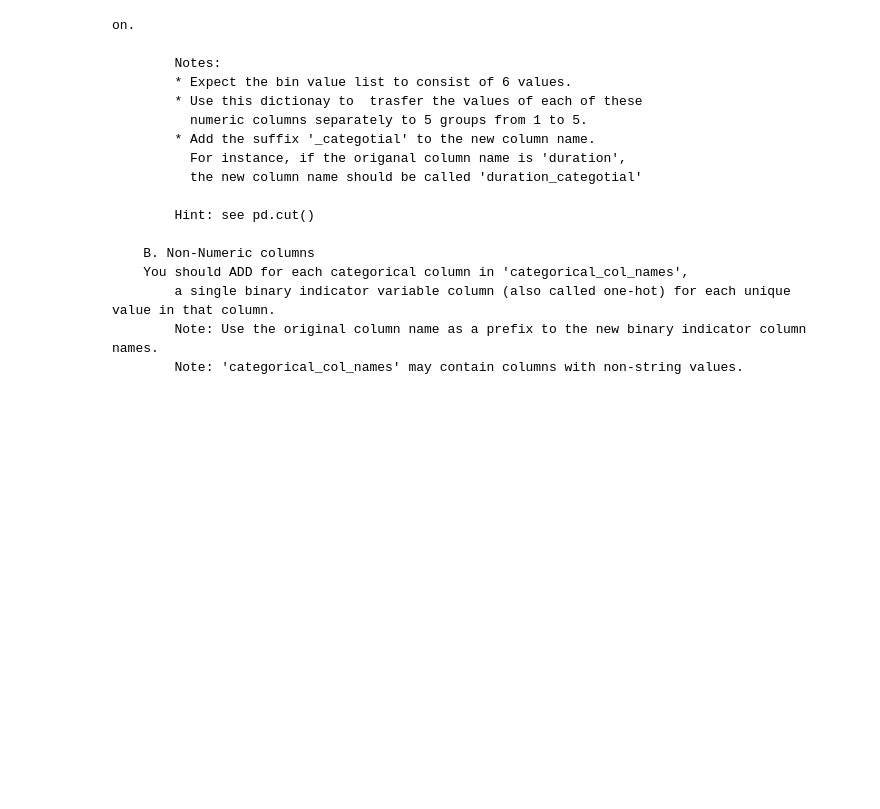
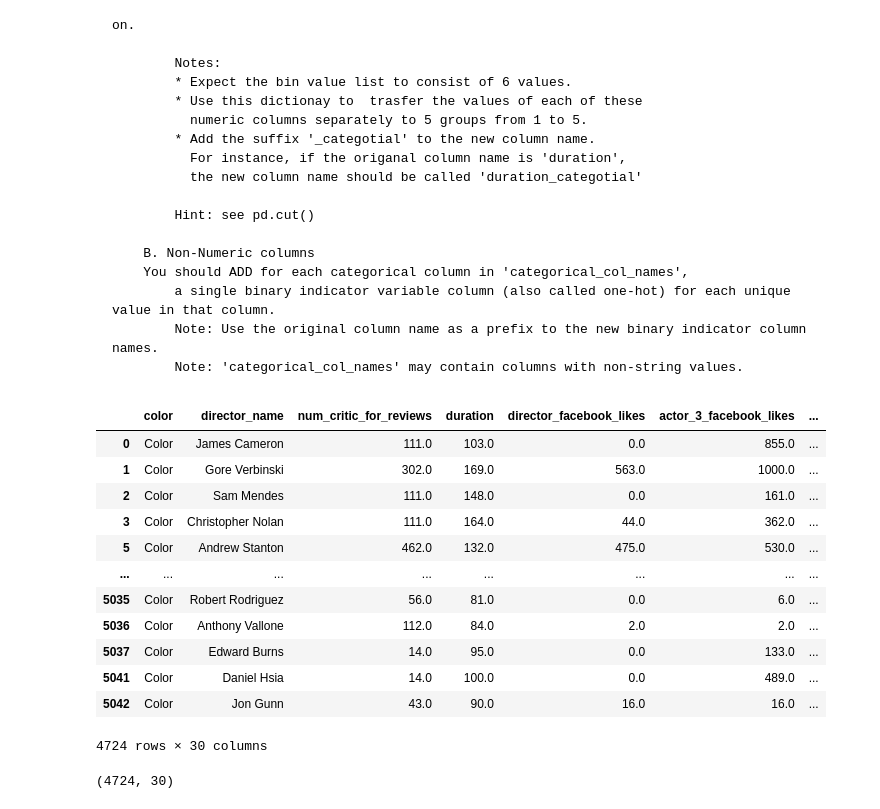
Before and after one commit to agamordechai/DataScienceIntro, a Jupyter notebook: lessons/lesson_4/fa05-data-cleaning.ipynb, the cells around one changed output. Saved outputs shown, nothing was run; the diff lists cells and outputs as text; code cells hidden in the pictures; blank space fills up the shorter version.

```diff
--- a/lessons/lesson_4/fa05-data-cleaning.ipynb
+++ b/lessons/lesson_4/fa05-data-cleaning.ipynb
@@ -1291,13 +1291,72 @@ Part 5.c. - Test 3 (name: test5c-3_outlier_detection_zscore_dist, points: 0.5)
         Note: Use the original column name as a prefix to the new binary indicator column names.
         Note: 'categorical_col_names' may contain columns with non-string values.
 </pre>
+# %%
+# 6.
+# ------------>>>>>>>> RUN THIS CODE CELL <<<<<<<<------------
+# --------  (run after implementation)
+# === CODE TYPE: ANSWER
+
+def transfer_to_categorical(df, numeric_to_bin_value_dict, categorical_col_names):
+    new_df = df.copy()
+
+    for col, bins in numeric_to_bin_value_dict.items():
+        if col in new_df.columns:
+            labels = np.arange(1, len(bins))
+            new_col = f"{col}_categotial"
+            new_df[new_col] = pd.cut(new_df[col], bins=bins, labels=labels, include_lowest=True)
+
+    for col in categorical_col_names:
+        if col in new_df.columns:
+            new_df[col] = new_df[col].astype('category')
+            dummies = pd.get_dummies(new_df[col], prefix=col)
+            new_df = pd.concat([new_df, dummies], axis=1)
+
+    return new_df
+# %%
+# 6.
+# ------------>>>>>>>> RUN THIS CODE CELL <<<<<<<<------------
+# --------  (run after implementation)
+# === CODE TYPE: SELF TESTING
+# Use the following code to test your implementation:
+file_name = '.' + os.sep + 'data' + os.sep + 'imdb_movies.csv'
+col_name = 'movie_imdb_link'
+col_to_def_val = {'director_name':'unknown',
+    'actor_1_name':'unknown', 'actor_2_name':'unknown', 'actor_3_name':'unknown', 'genres':'unknown',
+    'plot_keywords':'unknown', 'movie_title':'unknown', 'movie_imdb_link':'unknown', 'country':'unknown'}
+numeric_to_bin_value_dict = {'duration': [41.0, 92.0, 100.0, 108.0, 121.0, 175.0],
+                             'imdb_score':[3.1, 5.6, 6.3, 6.799999999999999, 7.299999999999999, 9.3]}
+categorical_col_names = []
+df_imdb_movies = load_csv(file_name)
+df_cln = remove_duplicatives(df_imdb_movies, col_name)
+df_rem_corrupt = remove_corrupt_rows(df_cln, 3)
+df_rpl_missing = replace_missing_values(df_rem_corrupt, col_to_def_val)
+df_outlier2_rem = outlier_detection_zscore_dist(df_rpl_missing)
+# after outlier detection, fix values:
+df_outlier_repaired = replace_missing_values(df_outlier2_rem, col_to_def_val)
+df_categorical = transfer_to_categorical(df_outlier_repaired, numeric_to_bin_value_dict, categorical_col_names)
+df_categorical
+# %% [output]
+|  | color | director_name | num_critic_for_reviews | duration | director_facebook_likes | actor_3_facebook_likes | ... |
+| 0 | Color | James Cameron | 111.0 | 103.0 | 0.0 | 855.0 | ... |
+| 1 | Color | Gore Verbinski | 302.0 | 169.0 | 563.0 | 1000.0 | ... |
+| 2 | Color | Sam Mendes | 111.0 | 148.0 | 0.0 | 161.0 | ... |
+| 3 | Color | Christopher Nolan | 111.0 | 164.0 | 44.0 | 362.0 | ... |
+| 5 | Color | Andrew Stanton | 462.0 | 132.0 | 475.0 | 530.0 | ... |
+| ... | ... | ... | ... | ... | ... | ... | ... |
+| 5035 | Color | Robert Rodriguez | 56.0 | 81.0 | 0.0 | 6.0 | ... |
+| 5036 | Color | Anthony Vallone | 112.0 | 84.0 | 2.0 | 2.0 | ... |
+| 5037 | Color | Edward Burns | 14.0 | 95.0 | 0.0 | 133.0 | ... |
+| 5041 | Color | Daniel Hsia | 14.0 | 100.0 | 0.0 | 489.0 | ... |
+| 5042 | Color | Jon Gunn | 43.0 | 90.0 | 16.0 | 16.0 | ... |
+4724 rows × 30 columns
 # %%
 # 6.
 # ------------>>>>>>>> RUN THIS CODE CELL <<<<<<<<------------
-# --------  (run after implementation)
-# === CODE TYPE: ANSWER
+# --------  (run after implementation, if used)
+# === CODE TYPE: SELF TESTING
+# Add your additional tests here if needed:
 
-def transfer_to_categorical(df, numeric_to_bin_value_dict, categorical_col_names):
-    ###
-    ### YOUR CODE HERE
-    ###
+df_categorical.shape
+# %% [output]
+(4724, 30)
```
Also changed, not shown: parts of 10 cells of this notebook.
